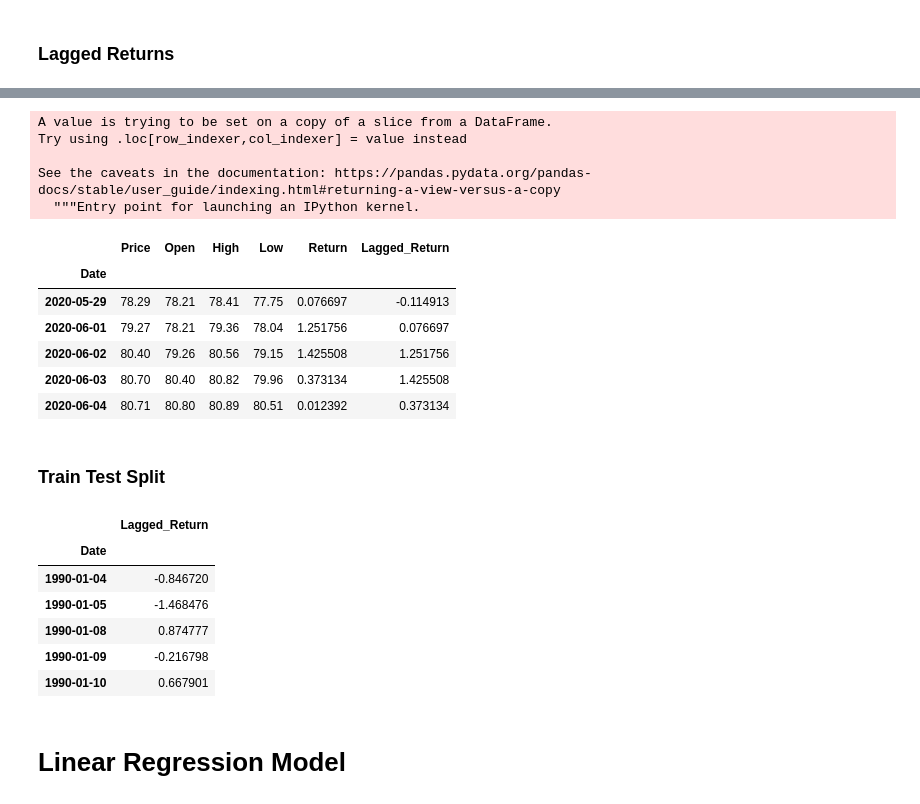
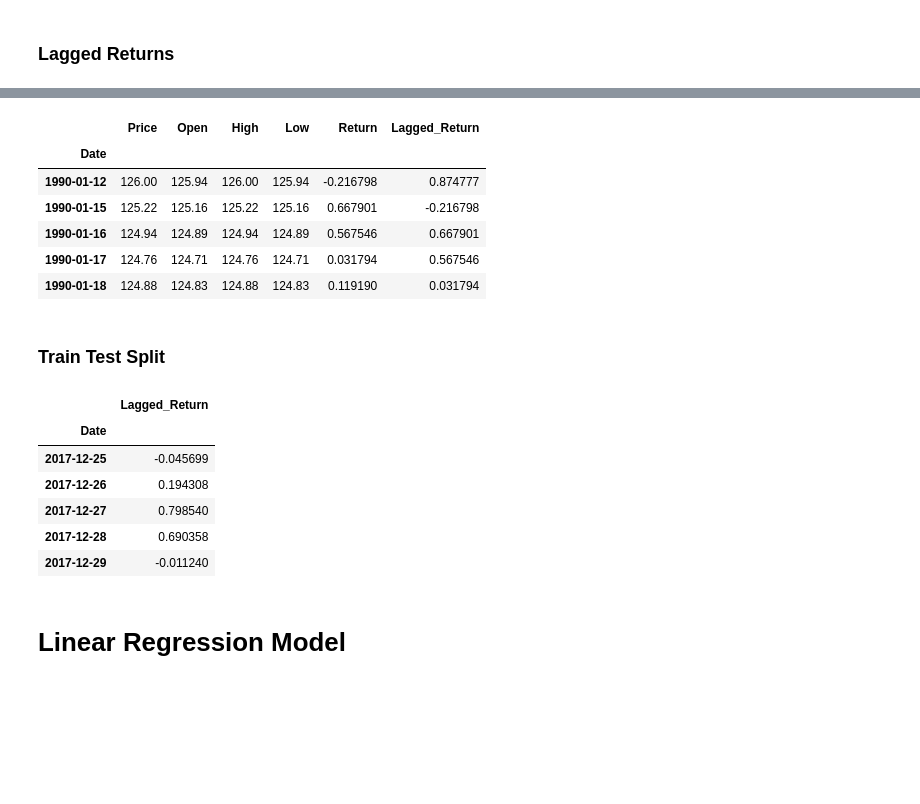
Before and after one commit to CurtisLym/Return-Forecasting-Regression-Analysis, a Jupyter notebook: Starter_Code/regression_analysis.ipynb, the cells around one changed output, grey strips where cells are left out. Cells and saved outputs as stored; diff of their text form; code cells hidden in the pictures; blank space fills up the shorter version.

```diff
--- a/Starter_Code/regression_analysis.ipynb
+++ b/Starter_Code/regression_analysis.ipynb
@@ -40,11 +40,10 @@ cad_jpy_df.head()
 # Create a series using "Price" percentage returns, drop any nan"s, and check the results:
 # (Make sure to multiply the pct_change() results by 100)
 # In this case, you may have to replace inf, -inf values with np.nan"s
-# YOUR CODE HERE!
 #returns = cad_jpy_df.pct_change() * 100
 #returns = returns.dropna()
 #returns.head()
 cad_jpy_df['Return'] = cad_jpy_df.Price.pct_change() * 100
-cad_jpy_df = cad_jpy_df.dropna()
+cad_jpy_df = cad_jpy_df.replace(-np.inf,np.nan).dropna()
 cad_jpy_df.tail()
 # %% [output]
@@ -73,19 +73,15 @@ df.head()
 # %%
 cad_jpy_df['Lagged_Return'] = cad_jpy_df.Return.shift()
-cad_jpy_df.tail()
+cad_jpy_df = cad_jpy_df.dropna()
+cad_jpy_df.head()
 # %% [output]
-A value is trying to be set on a copy of a slice from a DataFrame.
-Try using .loc[row_indexer,col_indexer] = value instead
-
-See the caveats in the documentation: https://pandas.pydata.org/pandas-docs/stable/user_guide/indexing.html#returning-a-view-versus-a-copy
-  """Entry point for launching an IPython kernel.
 |  | Price | Open | High | Low | Return | Lagged_Return |
 | Date |  |  |  |  |  |  |
-| 2020-05-29 | 78.29 | 78.21 | 78.41 | 77.75 | 0.076697 | -0.114913 |
-| 2020-06-01 | 79.27 | 78.21 | 79.36 | 78.04 | 1.251756 | 0.076697 |
-| 2020-06-02 | 80.40 | 79.26 | 80.56 | 79.15 | 1.425508 | 1.251756 |
-| 2020-06-03 | 80.70 | 80.40 | 80.82 | 79.96 | 0.373134 | 1.425508 |
-| 2020-06-04 | 80.71 | 80.80 | 80.89 | 80.51 | 0.012392 | 0.373134 |
+| 1990-01-12 | 126.00 | 125.94 | 126.00 | 125.94 | -0.216798 | 0.874777 |
+| 1990-01-15 | 125.22 | 125.16 | 125.22 | 125.16 | 0.667901 | -0.216798 |
+| 1990-01-16 | 124.94 | 124.89 | 124.94 | 124.89 | 0.567546 | 0.667901 |
+| 1990-01-17 | 124.76 | 124.71 | 124.76 | 124.71 | 0.031794 | 0.567546 |
+| 1990-01-18 | 124.88 | 124.83 | 124.88 | 124.83 | 0.119190 | 0.031794 |
 # %% [markdown]
 ### Train Test Split
 # %%
@@ -102,14 +100,15 @@ X_test = test["Lagged_Return"].to_frame()
 # %%
 # Preview the X_train data
-# YOUR CODE HERE!
+
+X_train.tail()
 # %% [output]
 |  | Lagged_Return |
 | Date |  |
-| 1990-01-04 | -0.846720 |
-| 1990-01-05 | -1.468476 |
-| 1990-01-08 | 0.874777 |
-| 1990-01-09 | -0.216798 |
-| 1990-01-10 | 0.667901 |
+| 2017-12-25 | -0.045699 |
+| 2017-12-26 | 0.194308 |
+| 2017-12-27 | 0.798540 |
+| 2017-12-28 | 0.690358 |
+| 2017-12-29 | -0.011240 |
 # %% [markdown]
 # Linear Regression Model
 # %%
```
Also changed, not shown: parts of 14 cells of this notebook, 1 other file.
